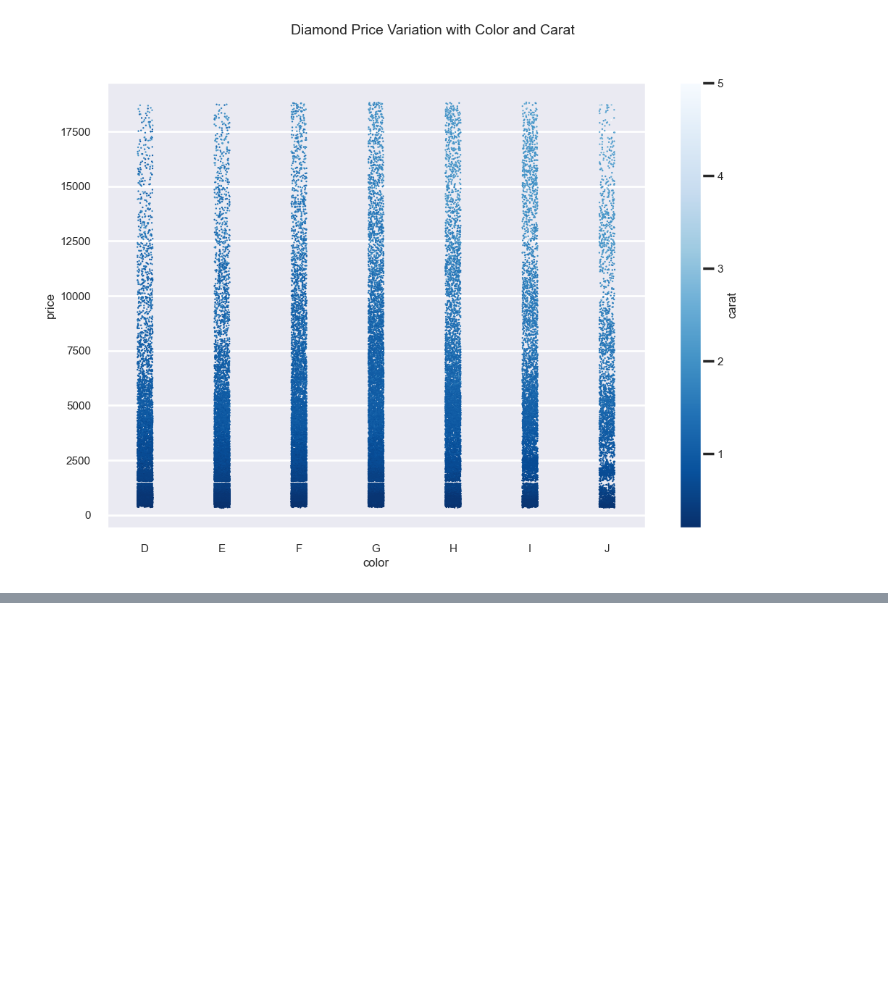
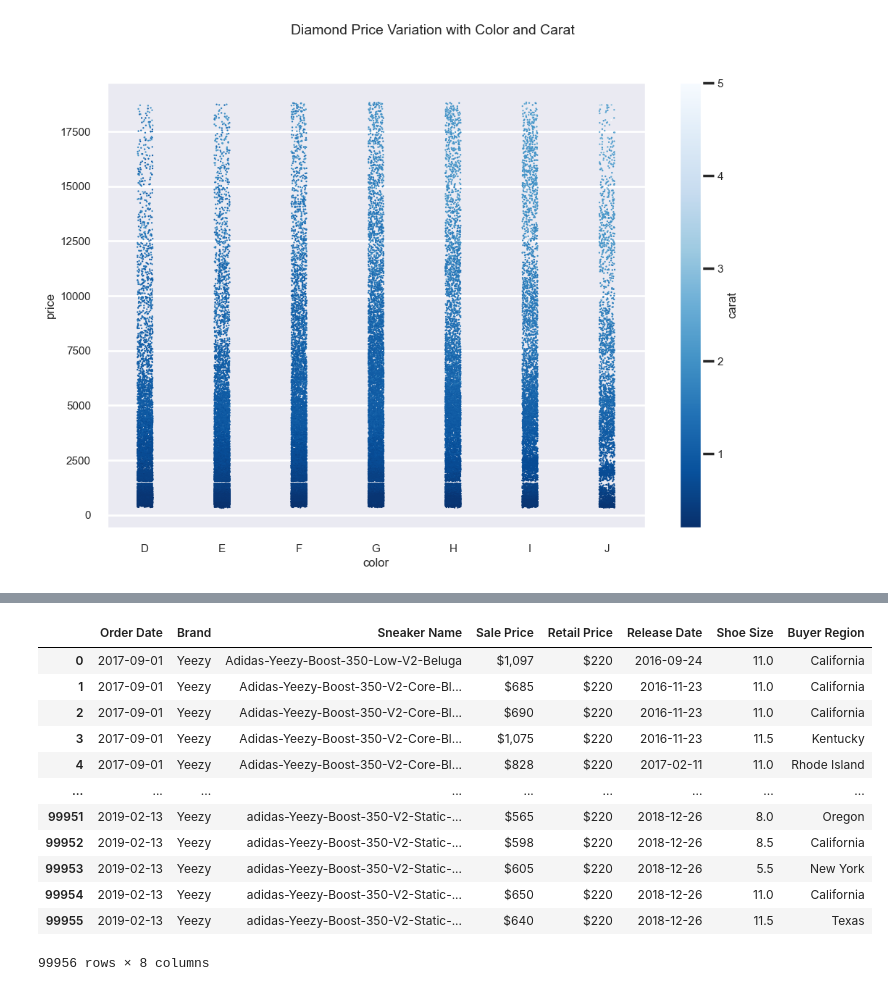
Before and after one commit to gina261/Ybigta_assignment, a Jupyter notebook: 0116_visualization/0116_visualization_assign.ipynb, the cells around one changed output, grey strips where cells are left out. Saved outputs shown, nothing was run; the diff lists cells and outputs as text; code cells hidden in the pictures; blank space fills up the shorter version.

```diff
--- a/0116_visualization/0116_visualization_assign.ipynb
+++ b/0116_visualization/0116_visualization_assign.ipynb
@@ -229,0 +243,4 @@ cbar.set_label('carat')
+# %%
+df = pd.read_csv('./StockX-Data.csv')
+display(df.shape)
+df.head()
@@ -229,0 +255,21 @@ cbar.set_label('carat')
+# %%
+# 날짜 형식 맞추기
+order_datetime = pd.to_datetime(df['Order Date'])
+release_datetime = pd.to_datetime(df['Release Date'])
+df['Order Date'] = order_datetime
+df['Release Date'] = release_datetime
+df
+# %% [output]
+|  | Order Date | Brand | Sneaker Name | Sale Price | Retail Price | Release Date | Shoe Size | Buyer Region |
+| 0 | 2017-09-01 | Yeezy | Adidas-Yeezy-Boost-350-Low-V2-Beluga | $1,097 | $220 | 2016-09-24 | 11.0 | California |
+| 1 | 2017-09-01 | Yeezy | Adidas-Yeezy-Boost-350-V2-Core-Bl... | $685 | $220 | 2016-11-23 | 11.0 | California |
+| 2 | 2017-09-01 | Yeezy | Adidas-Yeezy-Boost-350-V2-Core-Bl... | $690 | $220 | 2016-11-23 | 11.0 | California |
+| 3 | 2017-09-01 | Yeezy | Adidas-Yeezy-Boost-350-V2-Core-Bl... | $1,075 | $220 | 2016-11-23 | 11.5 | Kentucky |
+| 4 | 2017-09-01 | Yeezy | Adidas-Yeezy-Boost-350-V2-Core-Bl... | $828 | $220 | 2017-02-11 | 11.0 | Rhode Island |
+| ... | ... | ... | ... | ... | ... | ... | ... | ... |
+| 99951 | 2019-02-13 | Yeezy | adidas-Yeezy-Boost-350-V2-Static-... | $565 | $220 | 2018-12-26 | 8.0 | Oregon |
+| 99952 | 2019-02-13 | Yeezy | adidas-Yeezy-Boost-350-V2-Static-... | $598 | $220 | 2018-12-26 | 8.5 | California |
+| 99953 | 2019-02-13 | Yeezy | adidas-Yeezy-Boost-350-V2-Static-... | $605 | $220 | 2018-12-26 | 5.5 | New York |
+| 99954 | 2019-02-13 | Yeezy | adidas-Yeezy-Boost-350-V2-Static-... | $650 | $220 | 2018-12-26 | 11.0 | California |
+| 99955 | 2019-02-13 | Yeezy | adidas-Yeezy-Boost-350-V2-Static-... | $640 | $220 | 2018-12-26 | 11.5 | Texas |
+99956 rows × 8 columns
```
Also changed, not shown: parts of 4 cells of this notebook, 2 other files.
